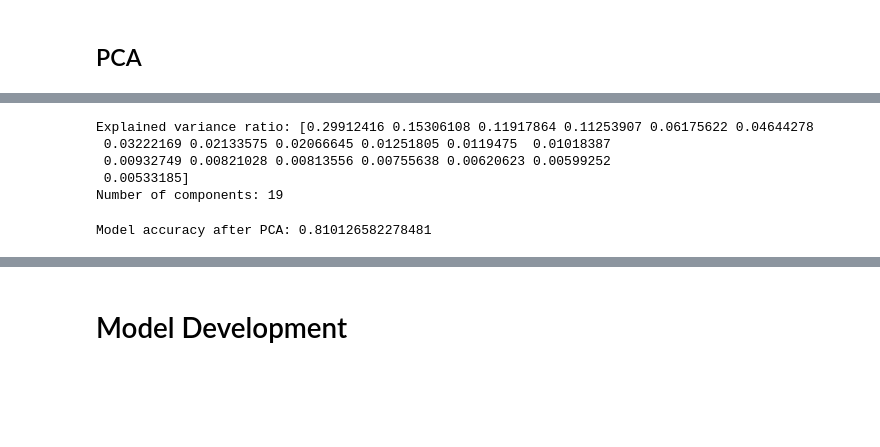
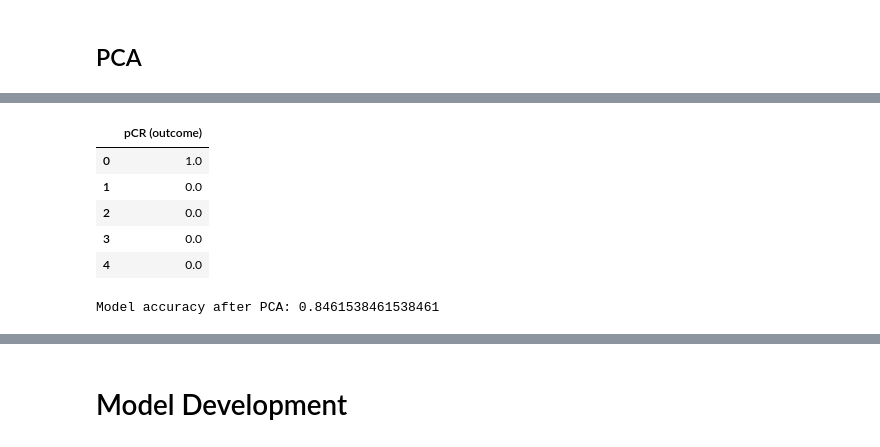
Before and after one commit to KRooL4E/ML_CW2, a Jupyter notebook: PCR_Method_Dev.ipynb, the cells around one changed output, grey strips where cells are left out. Saved outputs shown, nothing was run; the diff lists cells and outputs as text; code cells hidden in the pictures; blank space fills up the shorter version.

```diff
--- a/PCR_Method_Dev.ipynb
+++ b/PCR_Method_Dev.ipynb
@@ -61,37 +35,40 @@ X_scaled = pd.concat([X_continuous_scaled_df, X_pcr_encoded[categorical_vars].re
+# %%
+y_df.head()
+# %% [output]
+|  | pCR (outcome) |
+| 0 | 1.0 |
+| 1 | 0.0 |
+| 2 | 0.0 |
+| 3 | 0.0 |
+| 4 | 0.0 |
 # %%
-X_train, X_test, y_train, y_test = train_test_split(X_scaled, y_pcr, test_size=0.2, random_state=42)
+X_train, X_test, y_train, y_test = train_test_split(X_df, y_df, test_size=0.2, random_state=42)
 
-# Initialize PCA to keep 95% of the variance
-pca = PCA(n_components=0.95)
+# # Initialize PCA to keep 95% of the variance
+# pca = PCA(n_components=0.95)
 
-# Fit and transform the training data
-X_train_pca = pca.fit_transform(X_train)
+# # Fit and transform the training data
+# X_train_pca = pca.fit_transform(X_train)
 
-# Transform the test data
-X_test_pca = pca.transform(X_test)
+# # Transform the test data
+# X_test_pca = pca.transform(X_test)
 
-# Print explained variance ratio
-print("Explained variance ratio:", pca.explained_variance_ratio_)
-print("Number of components:", pca.n_components_)
+# # Print explained variance ratio
+# print("Explained variance ratio:", pca.explained_variance_ratio_)
+# print("Number of components:", pca.n_components_)
-# %% [output]
-Explained variance ratio: [0.29912416 0.15306108 0.11917864 0.11253907 0.06175622 0.04644278
- 0.03222169 0.02133575 0.02066645 0.01251805 0.0119475  0.01018387
- 0.00932749 0.00821028 0.00813556 0.00755638 0.00620623 0.00599252
- 0.00533185]
-Number of components: 19
 # %%
 # Train a classifier (e.g., Random Forest)
 clf = RandomForestClassifier(random_state=42)
-clf.fit(X_train_pca, y_train)
+clf.fit(X_train, y_train)
 
 # Make predictions
-y_pred = clf.predict(X_test_pca)
+y_pred = clf.predict(X_test)
 
 # Evaluate the model
 accuracy = accuracy_score(y_test, y_pred)
 print("Model accuracy after PCA:", accuracy)
 # %% [output]
-Model accuracy after PCA: 0.810126582278481
+Model accuracy after PCA: 0.8461538461538461
 # %%
 from sklearn.metrics import balanced_accuracy_score
 
```
Also changed, not shown: parts of 11 cells of this notebook.
